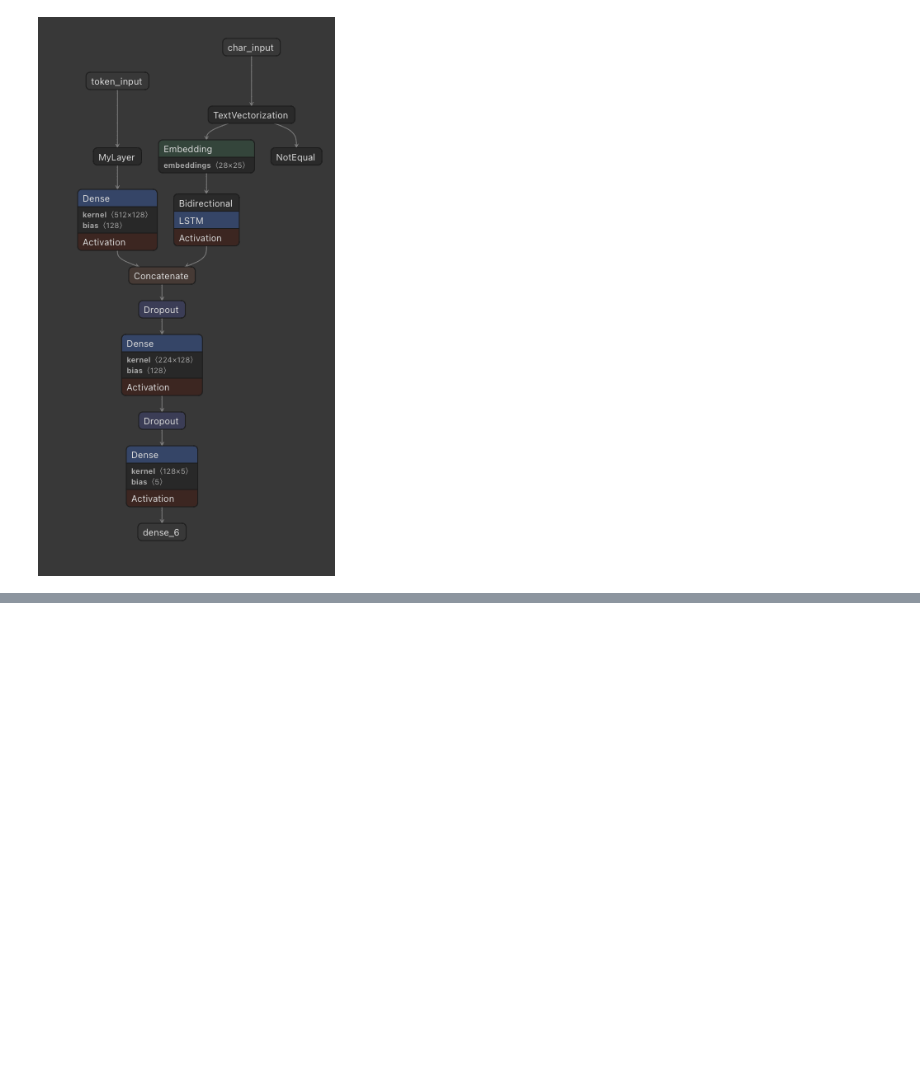
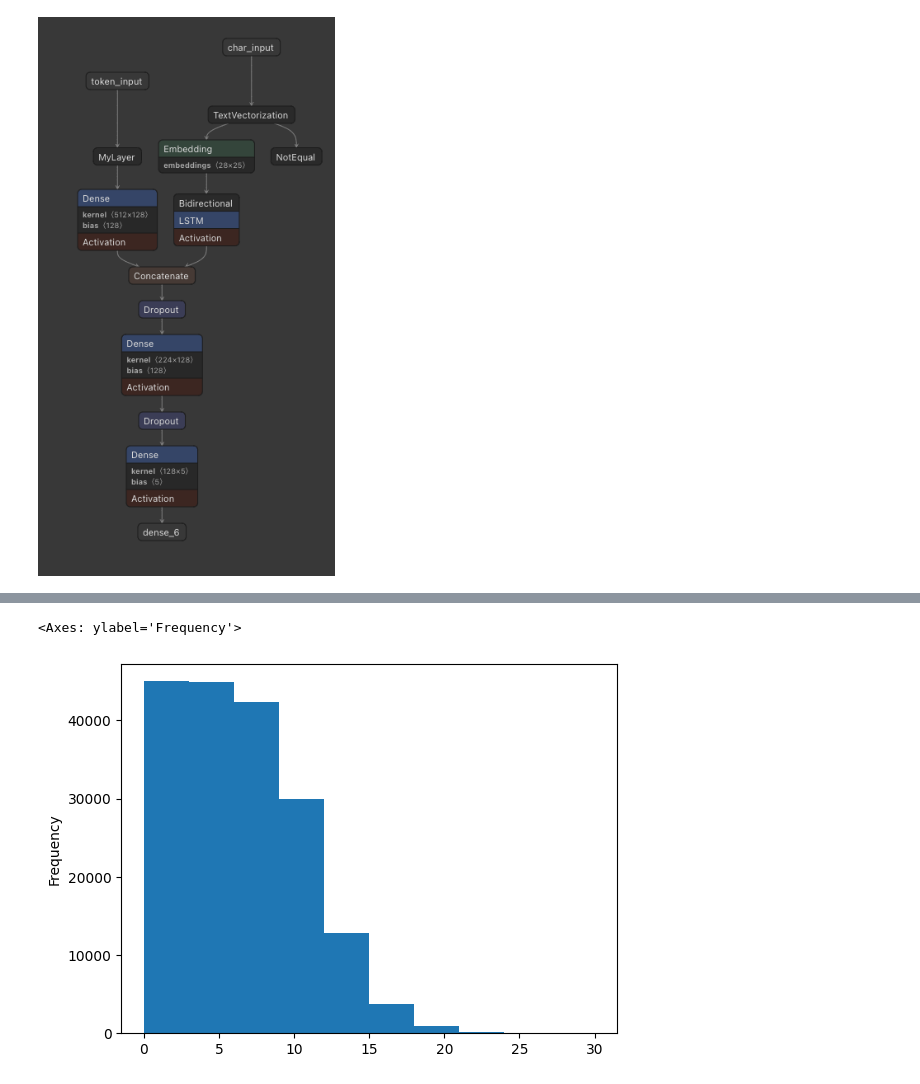
Before and after one commit to czhurdlespeed/TFDevCert, a Jupyter notebook: TFCert_Practice/09_SkimLit_nlp_milestone_project.ipynb, the cells around one changed output, grey strips where cells are left out. Cells and saved outputs as stored; diff of their text form; code cells hidden in the pictures; blank space fills up the shorter version.

```diff
--- a/TFCert_Practice/09_SkimLit_nlp_milestone_project.ipynb
+++ b/TFCert_Practice/09_SkimLit_nlp_milestone_project.ipynb
@@ -966,0 +1087,6 @@ Image("model_4_architecture.png")
+# %%
+# Check distribution
+train_df.line_number.plot.hist()
+# %% [output]
+<Axes: ylabel='Frequency'>
+[figure, added]
```
Also changed, not shown: parts of 60 cells of this notebook, 5 other files.
